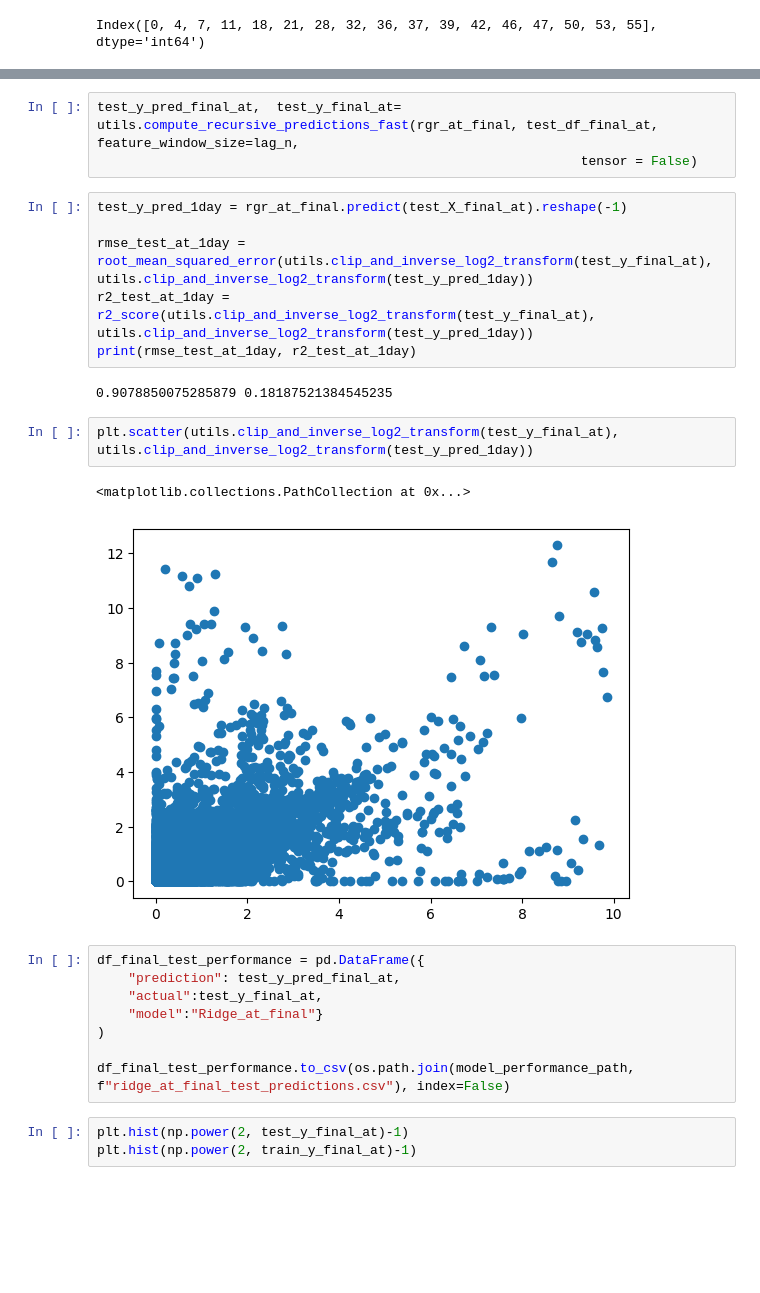
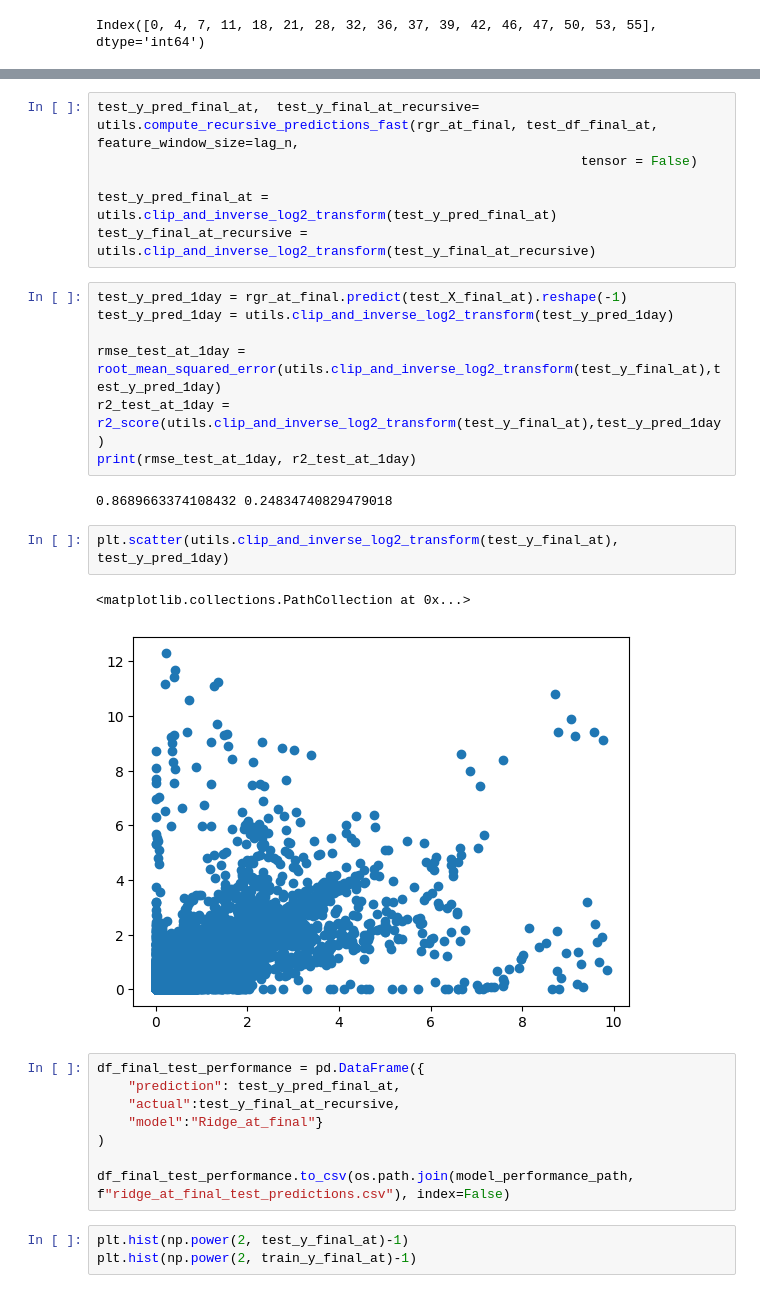
Before and after one commit to PinaColadast/eth-capstone-treewater-deficit, a Jupyter notebook: 02_ridge_non_at_and_at.ipynb, the cells around one changed output, grey strips where cells are left out. Cells and saved outputs as stored; diff of their text form; blank space fills up the shorter version.

```diff
--- a/02_ridge_non_at_and_at.ipynb
+++ b/02_ridge_non_at_and_at.ipynb
@@ -594,23 +611,27 @@ rgr_at_final.score(train_X_final_at, train_y_final_at)
 # %%
-test_y_pred_final_at,  test_y_final_at= utils.compute_recursive_predictions_fast(rgr_at_final, test_df_final_at, feature_window_size=lag_n,
+test_y_pred_final_at,  test_y_final_at_recursive= utils.compute_recursive_predictions_fast(rgr_at_final, test_df_final_at, feature_window_size=lag_n,
                                                               tensor = False)
+
+test_y_pred_final_at = utils.clip_and_inverse_log2_transform(test_y_pred_final_at)
+test_y_final_at_recursive = utils.clip_and_inverse_log2_transform(test_y_final_at_recursive)
 # %%
 test_y_pred_1day = rgr_at_final.predict(test_X_final_at).reshape(-1)
+test_y_pred_1day = utils.clip_and_inverse_log2_transform(test_y_pred_1day)
 
-rmse_test_at_1day = root_mean_squared_error(utils.clip_and_inverse_log2_transform(test_y_final_at), utils.clip_and_inverse_log2_transform(test_y_pred_1day))
-r2_test_at_1day = r2_score(utils.clip_and_inverse_log2_transform(test_y_final_at), utils.clip_and_inverse_log2_transform(test_y_pred_1day))
+rmse_test_at_1day = root_mean_squared_error(utils.clip_and_inverse_log2_transform(test_y_final_at),test_y_pred_1day)
+r2_test_at_1day = r2_score(utils.clip_and_inverse_log2_transform(test_y_final_at),test_y_pred_1day)
 print(rmse_test_at_1day, r2_test_at_1day)
 # %% [output]
-0.9078850075285879 0.18187521384545235
+0.8689663374108432 0.24834740829479018
 # %%
-plt.scatter(utils.clip_and_inverse_log2_transform(test_y_final_at), utils.clip_and_inverse_log2_transform(test_y_pred_1day))
+plt.scatter(utils.clip_and_inverse_log2_transform(test_y_final_at), test_y_pred_1day)
 # %% [output]
 <matplotlib.collections.PathCollection at 0x...>
-[figure, old version]
+[figure, new version]
 # %%
 df_final_test_performance = pd.DataFrame({
     "prediction": test_y_pred_final_at,
-    "actual":test_y_final_at,
+    "actual":test_y_final_at_recursive,
     "model":"Ridge_at_final"}
 )
 
```
Also changed, not shown: parts of 11 cells of this notebook.
